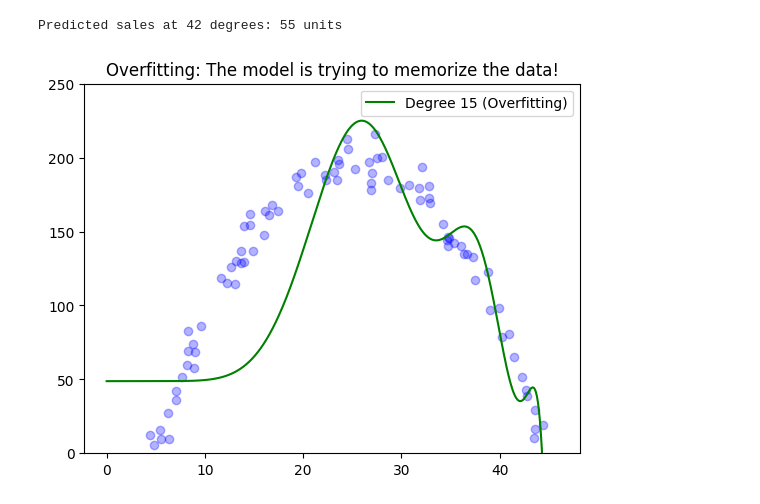
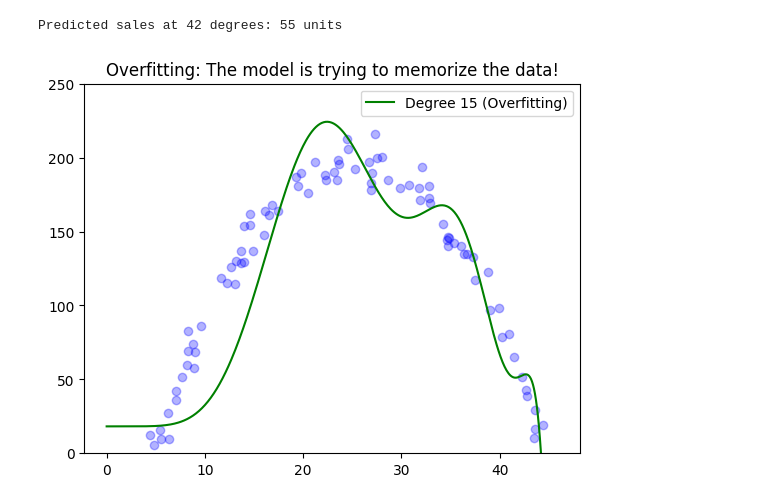
Before and after one commit to Ay-dotcode/DS-ML101-Intro-AI-Data-Science, a Jupyter notebook: 4-Polynomial_Regression.ipynb, the cells around one changed output. Saved outputs shown, nothing was run; the diff lists cells and outputs as text; code cells hidden in the pictures.

```diff
--- a/4-Polynomial_Regression.ipynb
+++ b/4-Polynomial_Regression.ipynb
@@ -121,18 +121,18 @@ print(f"Predicted sales at 42 degrees: {int(prediction[0])} units")
 Predicted sales at 42 degrees: 55 units
 # %%
 # Overfitting example
-poly_high = PolynomialFeatures(degree=15)
+poly_high = PolynomialFeatures(degree=12)
 X_high = poly_high.fit_transform(X)
 model_high = LinearRegression()
 model_high.fit(X_high, y)
 
 # Visualization
 X_ordered_high = poly_high.transform(X_ordered)
 plt.scatter(X, y, color='blue', alpha=0.3)
 plt.plot(X_ordered, model_high.predict(X_ordered_high), color='green', label='Degree 15 (Overfitting)')
 plt.ylim(0, 250)
 plt.legend()
 plt.title("Overfitting: The model is trying to memorize the data!")
 plt.show()
 # %% [output]
-[figure, old version]
+[figure, new version]
```
Also changed, not shown: parts of 1 cell of this notebook, 2 other files.
